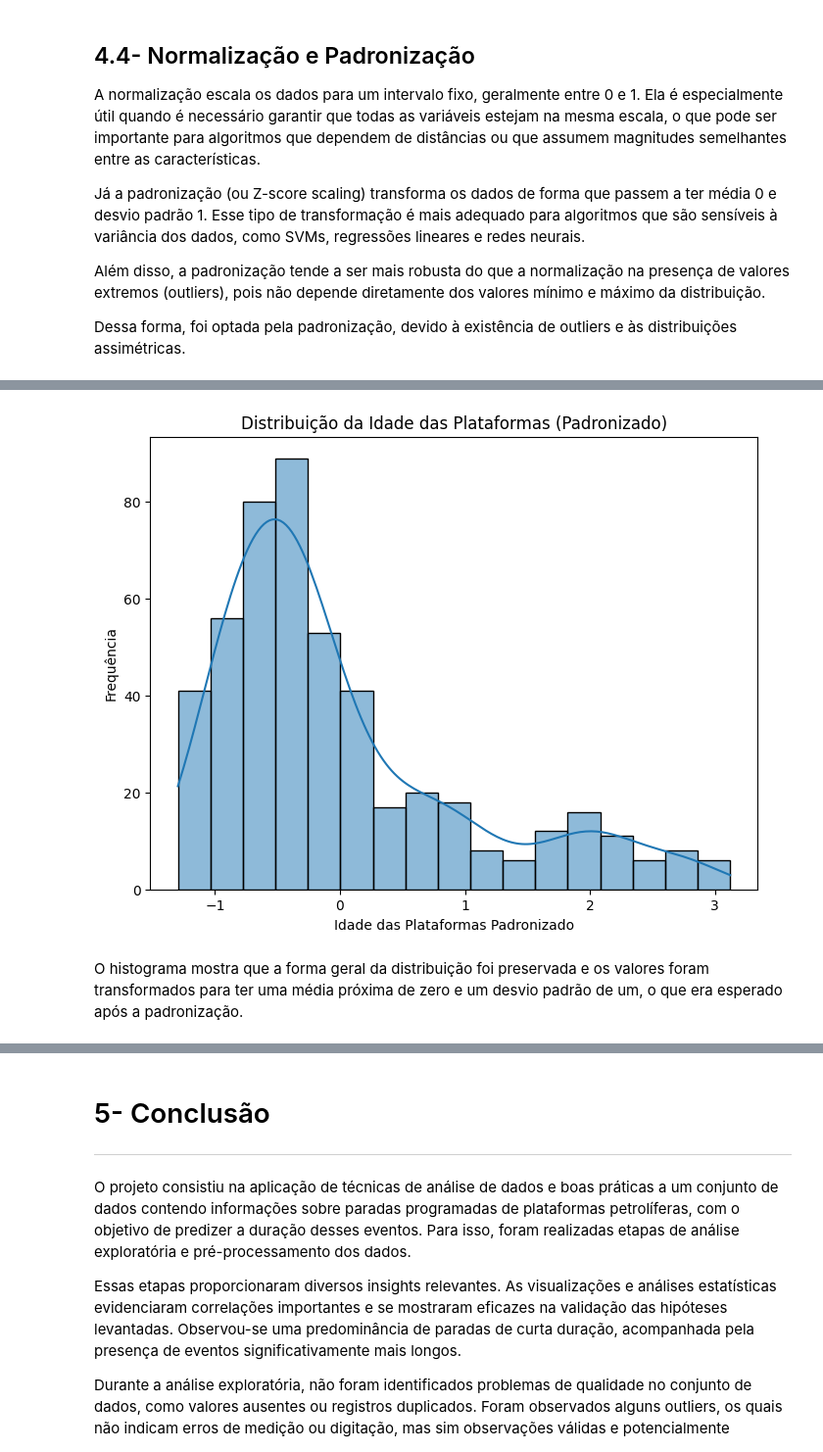
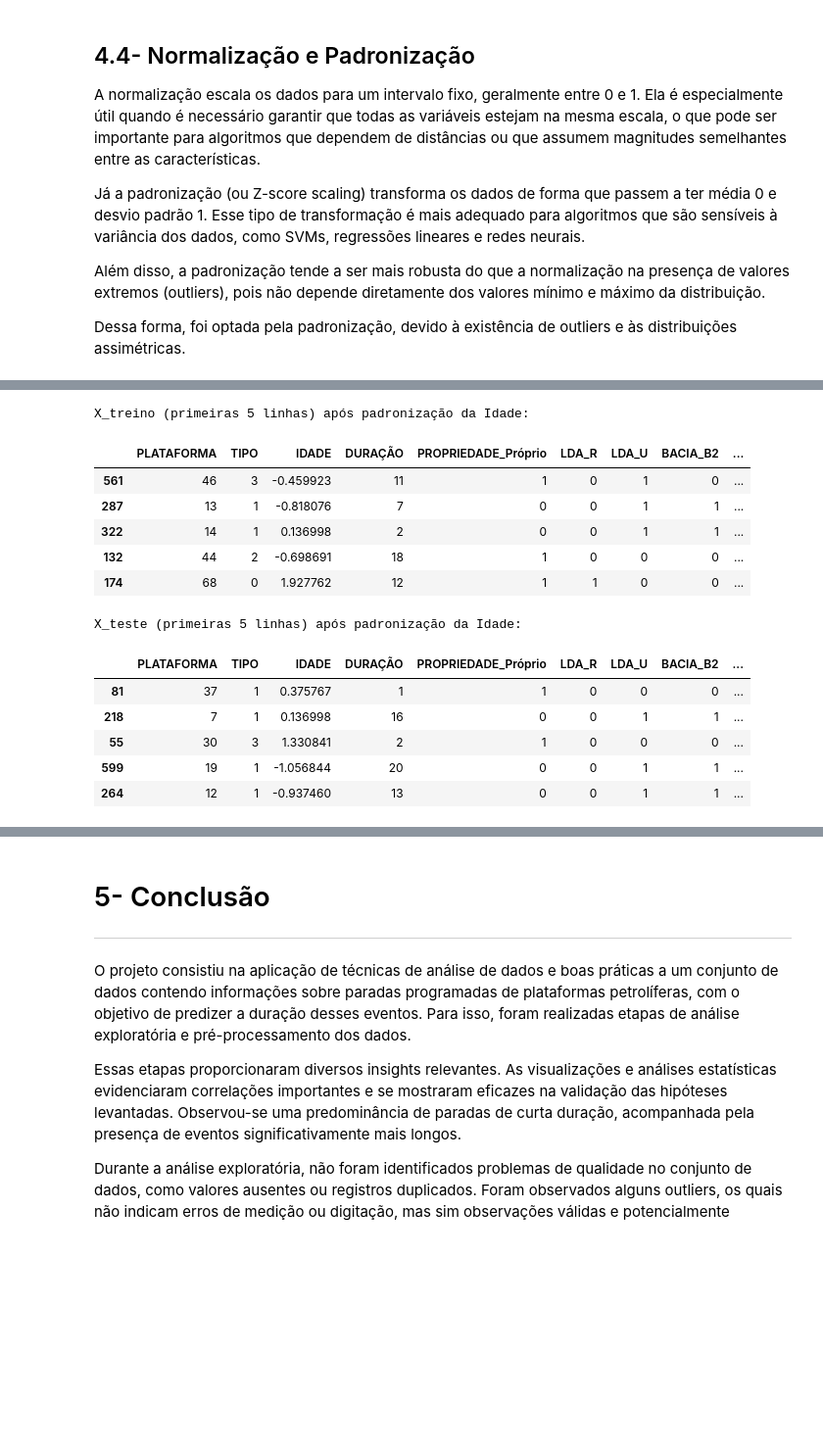
Before and after one commit to LAOLIVEIRA1972/PUC_MVP_AnaliseDados, a Jupyter notebook: mvp_Analise_Dados.ipynb, the cells around one changed output, grey strips where cells are left out. Shown at 98% size. Saved outputs shown, nothing was run; the diff lists cells and outputs as text; code cells hidden in the pictures; blank space fills up the shorter version.

```diff
--- a/mvp_Analise_Dados.ipynb
+++ b/mvp_Analise_Dados.ipynb
@@ -564,12 +540,39 @@ Primeiras 5 linhas dos dados padronizados (treino):
-# %%
-# Visualização da distribuição após a padronização para a variável IDADE
-plt.figure(figsize=(8, 6))
-sns.histplot(df_standardized["IDADE"], kde=True)
-plt.title('Distribuição da Idade das Plataformas (Padronizado)')
-plt.xlabel('Idade das Plataformas Padronizado')
-plt.ylabel('Frequência')
-plt.show()
-# %% [output]
-[figure, removed]
-# %% [markdown]
-O histograma mostra que a forma geral da distribuição foi preservada e os valores foram transformados para ter uma média próxima de zero e um desvio padrão de um, o que era esperado após a padronização.
+# %%
+# Aplicação da padronização para as variáveis numéricas do dataset que serão utilizadas como features para o modelo (neste caso, apenas 'IDADE')
+
+# Salvando a coluna original antes de padronizar
+idade_original = X_treino['IDADE'].copy()
+
+# Identificação das colunas numéricas contínuas para escalonar, neste caso, apenas 'IDADE'
+numericas_to_scale = ['IDADE']
+
+# Inicialização e aplicação do StandardScaler APENAS nas colunas numéricas
+scaler = StandardScaler()
+
+# Aplica fit_transform nas colunas numéricas do conjunto de TREINO
+# O uso de .copy() é uma boa prática para evitar SettingWithCopyWarning
+X_treino[numericas_to_scale] = scaler.fit_transform(X_treino[numericas_to_scale]).copy()
+
+# Aplica APENAS transform (com base nas estatísticas aprendidas em X_treino) nas mesmas colunas do conjunto de TESTE
+X_teste[numericas_to_scale] = scaler.transform(X_teste[numericas_to_scale]).copy()
+
+# X_treino e X_teste têm as colunas binárias inalteradas e a coluna 'IDADE' padronizada.
+print("X_treino (primeiras 5 linhas) após padronização da Idade:")
+display(X_treino.head())
+print("\nX_teste (primeiras 5 linhas) após padronização da Idade:")
+display(X_teste.head())
+# %% [output]
+X_treino (primeiras 5 linhas) após padronização da Idade:
+|  | PLATAFORMA | TIPO | IDADE | DURAÇÃO | PROPRIEDADE_Próprio | LDA_R | LDA_U | BACIA_B2 | ... |
+| 561 | 46 | 3 | -0.459923 | 11 | 1 | 0 | 1 | 0 | ... |
+| 287 | 13 | 1 | -0.818076 | 7 | 0 | 0 | 1 | 1 | ... |
+| 322 | 14 | 1 | 0.136998 | 2 | 0 | 0 | 1 | 1 | ... |
+| 132 | 44 | 2 | -0.698691 | 18 | 1 | 0 | 0 | 0 | ... |
+| 174 | 68 | 0 | 1.927762 | 12 | 1 | 1 | 0 | 0 | ... |
+X_teste (primeiras 5 linhas) após padronização da Idade:
+|  | PLATAFORMA | TIPO | IDADE | DURAÇÃO | PROPRIEDADE_Próprio | LDA_R | LDA_U | BACIA_B2 | ... |
+| 81 | 37 | 1 | 0.375767 | 1 | 1 | 0 | 0 | 0 | ... |
+| 218 | 7 | 1 | 0.136998 | 16 | 0 | 0 | 1 | 1 | ... |
+| 55 | 30 | 3 | 1.330841 | 2 | 1 | 0 | 0 | 0 | ... |
+| 599 | 19 | 1 | -1.056844 | 20 | 0 | 0 | 1 | 1 | ... |
+| 264 | 12 | 1 | -0.937460 | 13 | 0 | 0 | 1 | 1 | ... |
```
Also changed, not shown: parts of 9 cells of this notebook.
